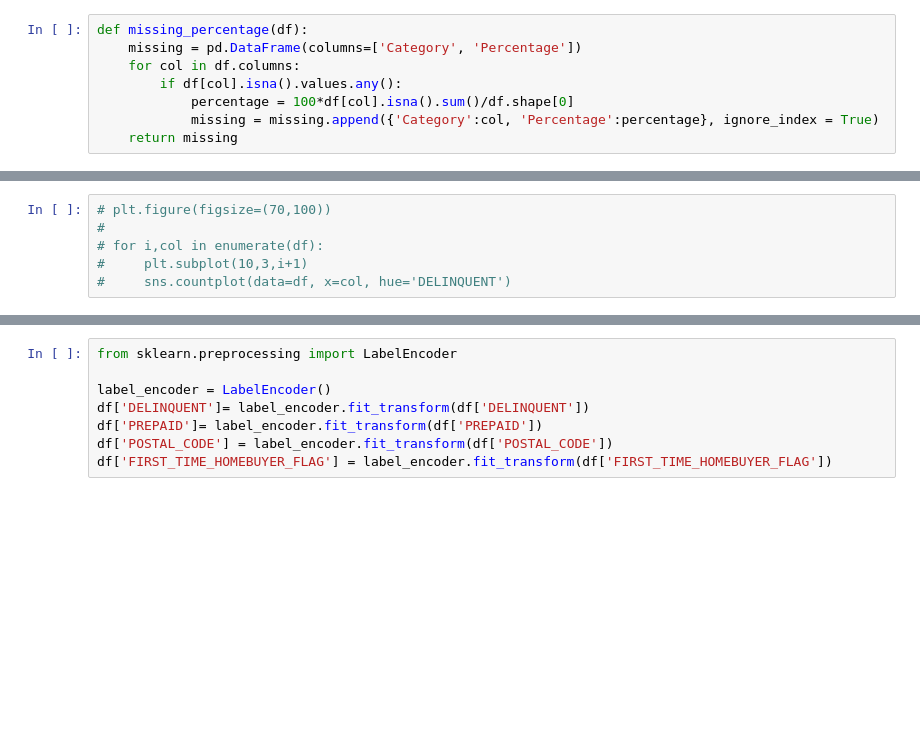
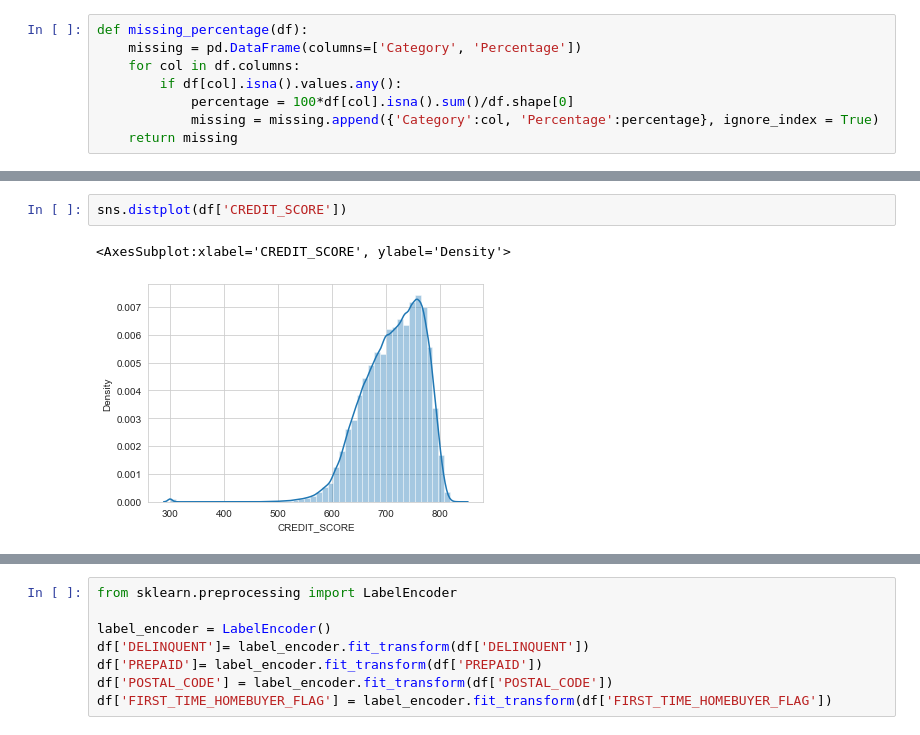
Before and after one commit to Tejasva99/dsProject, a Jupyter notebook: Loan Deliquency/Deliquency_classification.ipynb, the cells around one changed output, grey strips where cells are left out. Drawn from its saved outputs; the diff is of its cells as text; blank space fills up the shorter version.

```diff
--- a/Loan Deliquency/Deliquency_classification.ipynb
+++ b/Loan Deliquency/Deliquency_classification.ipynb
@@ -52,6 +127,5 @@ df.FIRST_TIME_HOMEBUYER_FLAG.value_counts()
-# %%
-# plt.figure(figsize=(70,100))
-#
-# for i,col in enumerate(df):
-#     plt.subplot(10,3,i+1)
-#     sns.countplot(data=df, x=col, hue='DELINQUENT')
+# %%
+sns.distplot(df['CREDIT_SCORE'])
+# %% [output]
+<AxesSubplot:xlabel='CREDIT_SCORE', ylabel='Density'>
+[figure, added]
```
Also changed, not shown: parts of 53 cells of this notebook.
